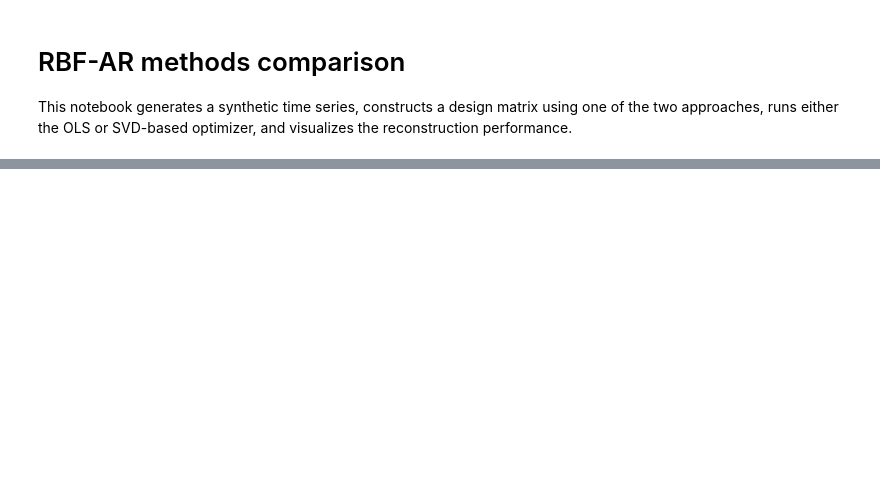
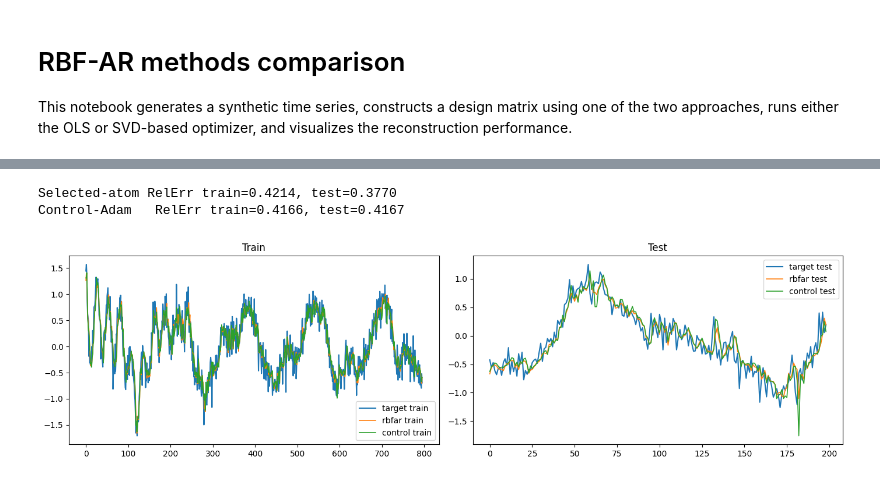
Before and after one commit to lichterberci/rbfar-ols, a Jupyter notebook: rbfar-methods-comparison.ipynb, the cells around one changed output, grey strips where cells are left out. Drawn from its saved outputs; the diff is of its cells as text; code cells hidden in the pictures; blank space fills up the shorter version.

```diff
--- a/rbfar-methods-comparison.ipynb
+++ b/rbfar-methods-comparison.ipynb
@@ -201,0 +179,10 @@ Relative error - train: 0.1789 | test: 0.2332
+# %%
+# Control model: Adam-optimized centroids (and optional sigmas)
+
+# Hyperparameters for the control model
+ctrl_epochs = 3000
+ctrl_lr = 1e-1
+ctrl_weight_decay = 0
+ctrl_train_sigma = True       # optimize sigma as well
+ctrl_sigma_global = True      # if False, learn per-centre sigma
+m_ctrl = 10
@@ -201,0 +276,32 @@ Relative error - train: 0.1789 | test: 0.2332
+# %%
+# Compare control model vs selected-atom reconstruction
+
+def rel_err(a, b):
+    a = a.reshape(-1)
+    b = b.reshape(-1)
+    return torch.linalg.norm(a - b) / (torch.linalg.norm(b) + 1e-12)
+
+rctrl_tr = float(rel_err(y_hat_train_ctrl, d_train))
+rctrl_te = float(rel_err(y_hat_test_ctrl, d_test))
+
+print(f"Selected-atom RelErr train={float(rel_err(P_train[:, sel_idx] @ weights, d_train)):.4f}, test={float(rel_err(P_test[:, sel_idx] @ weights, d_test)):.4f}")
+print(f"Control-Adam   RelErr train={rctrl_tr:.4f}, test={rctrl_te:.4f}")
+
+fig, axes = plt.subplots(1, 2, figsize=(14, 4), sharey=False)
+axes[0].plot(d_train.numpy(), label="target train", lw=1.5)
+axes[0].plot((P_train[:, sel_idx] @ weights).detach().numpy(), label="rbfar train", lw=1.2)
+axes[0].plot(y_hat_train_ctrl.detach().numpy(), label="control train", lw=1.2)
+axes[0].legend()
+axes[0].set_title("Train")
+
+axes[1].plot(d_test.numpy(), label="target test", lw=1.5)
+axes[1].plot((P_test[:, sel_idx] @ weights).detach().numpy(), label="rbfar test", lw=1.2)
+axes[1].plot(y_hat_test_ctrl.detach().numpy(), label="control test", lw=1.2)
+axes[1].legend()
+axes[1].set_title("Test")
+plt.tight_layout()
+plt.show()
+# %% [output]
+Selected-atom RelErr train=0.4214, test=0.3770
+Control-Adam   RelErr train=0.4166, test=0.4167
+[figure, added]
```
Also changed, not shown: parts of 8 cells of this notebook, 2 other files.
